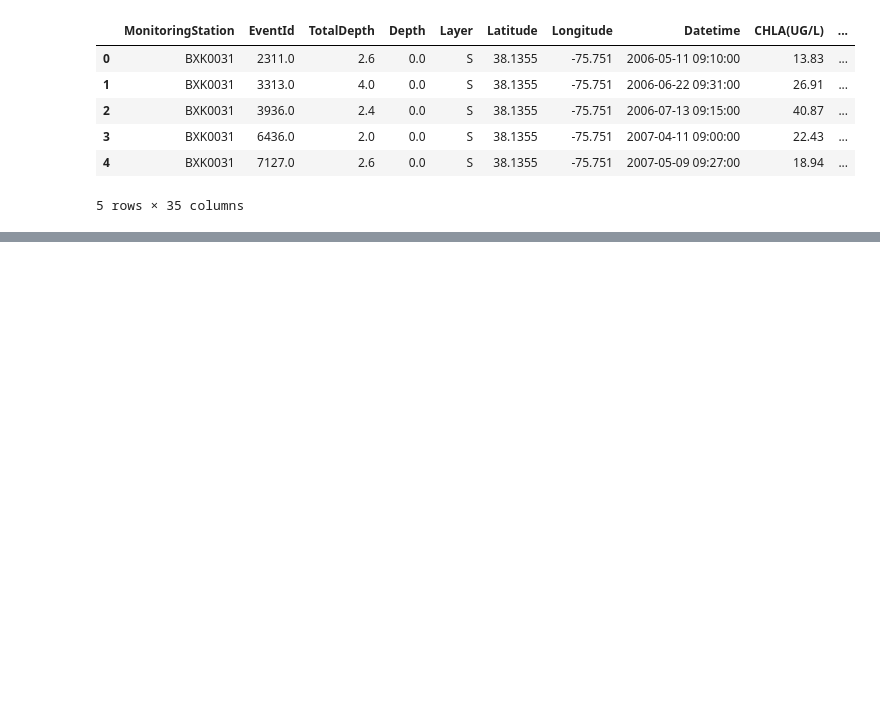
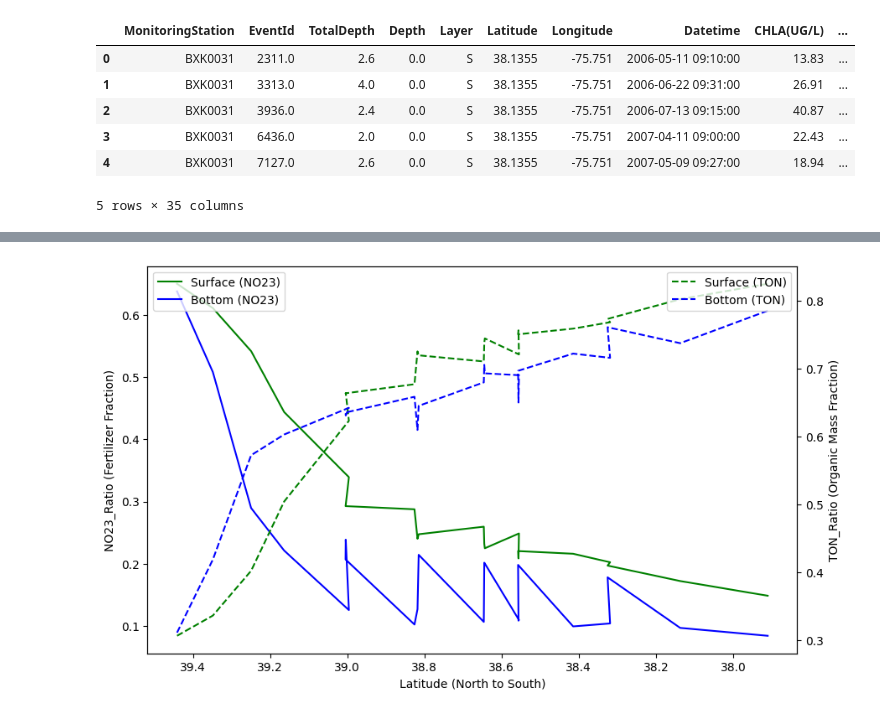
Before and after one commit to Quinn-Domanski/bay_exploration, a Jupyter notebook: bay_data_exploration.ipynb, the cells around one changed output, grey strips where cells are left out. Cells and saved outputs as stored; diff of their text form; code cells hidden in the pictures; blank space fills up the shorter version.

```diff
--- a/bay_data_exploration.ipynb
+++ b/bay_data_exploration.ipynb
@@ -924,0 +1003,27 @@ final_df.head()
+# %%
+final_df['NO23_Ratio'] = final_df['NO23F(MG/L)'] / final_df['TN(MG/L)']
+final_df['TON_Ratio'] = final_df['TON(MG/L)'] / final_df['TN(MG/L)']
+mainstem_data = final_df[(final_df['straname'] == 'MAINSTEM_BAY') & (final_df['Layer'].isin(['S','B']))]
+chemical_gradient = mainstem_data.groupby(['MonitoringStation', 'Layer'])[['Latitude', 'NO23_Ratio','TON_Ratio']].mean().unstack().reset_index()
+# %%
+x_data = chemical_gradient[('Latitude','S')]
+y_NO23_surface = chemical_gradient[('NO23_Ratio','S')]
+y_NO23_bottom = chemical_gradient[('NO23_Ratio','B')]
+y_TON_surface = chemical_gradient[('TON_Ratio','S')]
+y_TON_bottom = chemical_gradient[('TON_Ratio','B')]
+fig, ax = plt.subplots(figsize=(10,6))
+ax.plot(x_data, y_NO23_surface, label='Surface (NO23)', color='green')
+ax.plot(x_data, y_NO23_bottom, label='Bottom (NO23)', color='blue')
+ax.set_xlabel('Latitude (North to South)')
+ax.set_ylabel('NO23_Ratio (Fertilizer Fraction)')
+
+ax2 = ax.twinx()
+ax2.plot(x_data, y_TON_surface, label='Surface (TON)', linestyle='--', color='green')
+ax2.plot(x_data, y_TON_bottom, label='Bottom (TON)', linestyle='--', color='blue')
+ax2.set_ylabel('TON_Ratio (Organic Mass Fraction)')
+
+ax.legend(loc='upper left')
+ax2.legend(loc='upper right')
+ax.invert_xaxis()
+# %% [output]
+[figure, added]
```
Also changed, not shown: parts of 15 cells of this notebook.
